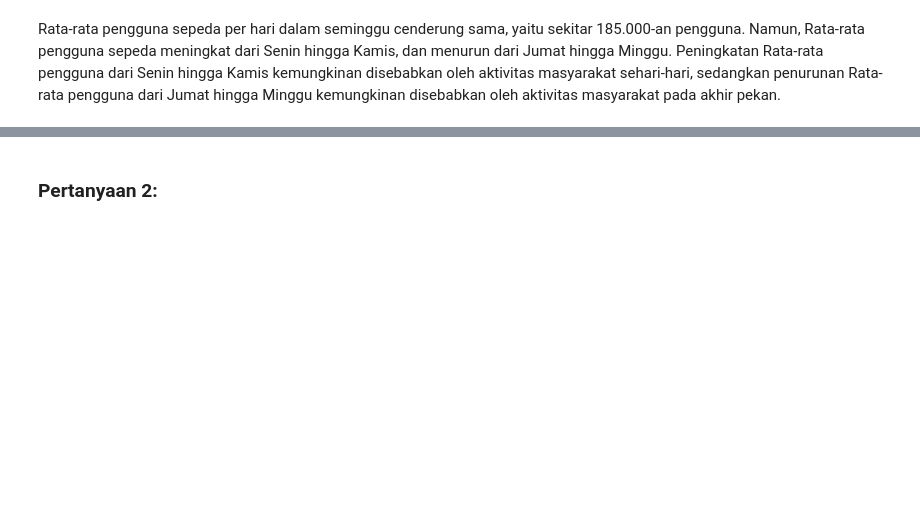
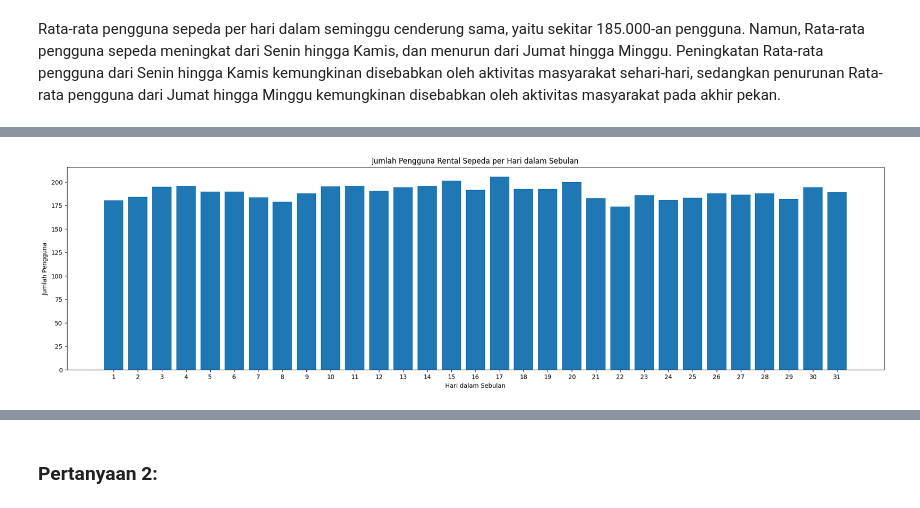
Before and after one commit to indraJuliansyahPutra/Bike-Rental, a Jupyter notebook: notebook.ipynb, the cells around one changed output, grey strips where cells are left out. Drawn from its saved outputs; the diff is of its cells as text; code cells hidden in the pictures; blank space fills up the shorter version.

```diff
--- a/notebook.ipynb
+++ b/notebook.ipynb
@@ -474,0 +437,22 @@ Categories (2, int64): [0, 1]
+# %%
+# Grouping data
+day_of_month_counts = bike_data.groupby("day_of_month")["count"].mean()
+# Plotting
+fig, ax = plt.subplots(figsize=(24, 6))
+
+# Bar chart
+ax.bar(day_of_month_counts.index, day_of_month_counts)
+
+# Set plot properties
+ax.set_xlabel('Hari dalam Sebulan')
+ax.set_ylabel('Jumlah Pengguna')
+ax.set_title('Jumlah Pengguna Rental Sepeda per Hari dalam Sebulan')
+
+# Set x-axis ticks
+ax.set_xticks(np.arange(1, 32))
+ax.set_xticklabels([str(i) for i in range(1, 32)])
+
+# Show the plot
+plt.show()
+# %% [output]
+[figure, added]
```
Also changed, not shown: parts of 22 cells of this notebook, 4 other files.
